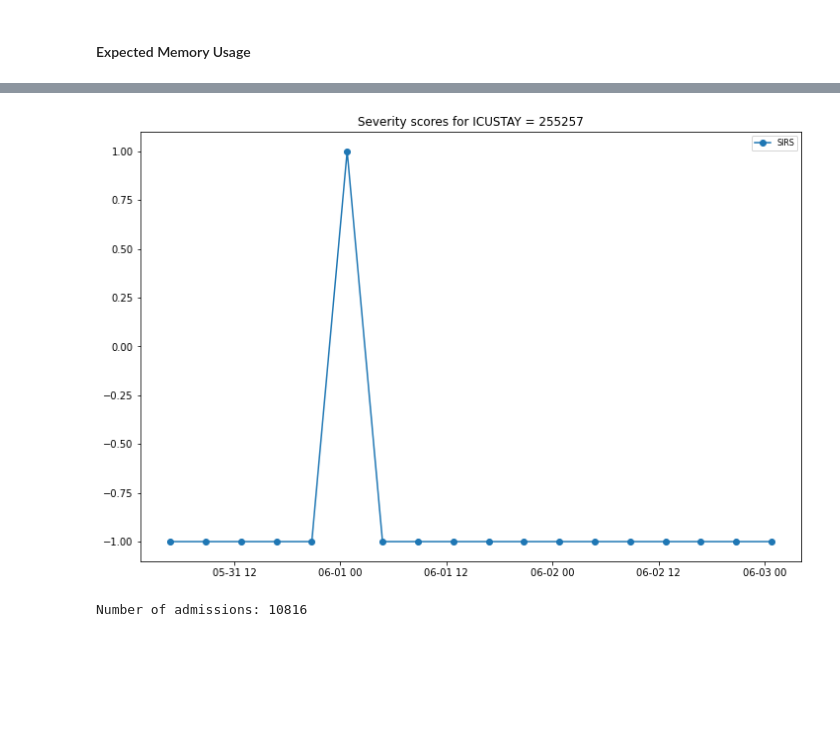
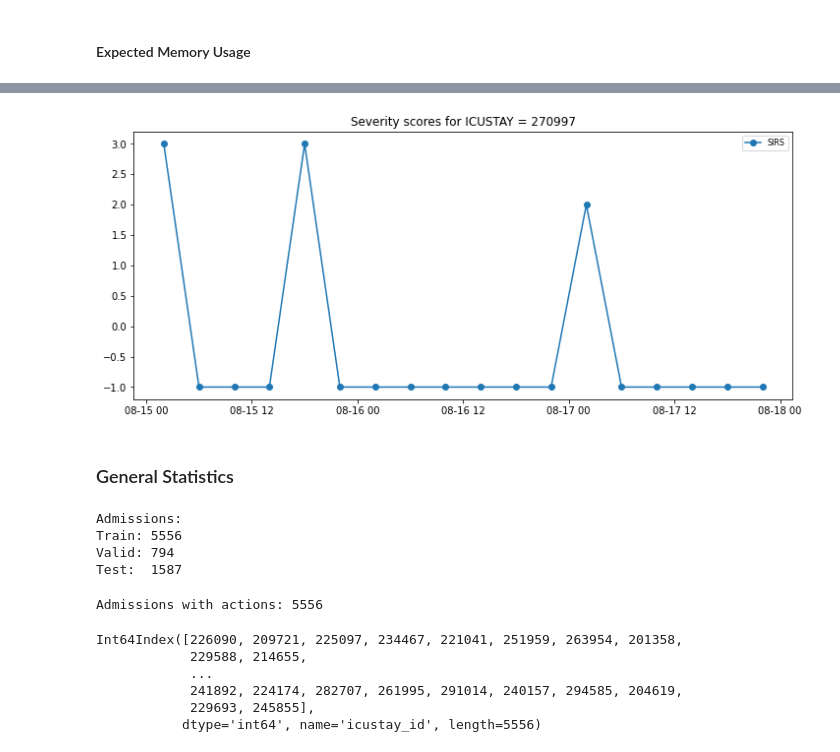
Before and after one commit to thomas097/Haemodynamic-Optimization-Reinforcement-Learning, a Jupyter notebook: preprocessing/MIMIC-III_preprocessing_roggeveen_v5.ipynb, the cells around one changed output, grey strips where cells are left out. Cells and saved outputs as stored; diff of their text form; code cells hidden in the pictures; blank space fills up the shorter version.

Commit message:
Added no-treatment filtering

```diff
--- a/preprocessing/MIMIC-III_preprocessing_roggeveen_v5.ipynb
+++ b/preprocessing/MIMIC-III_preprocessing_roggeveen_v5.ipynb
@@ -731,16 +772,16 @@ data_final_df['total_iv_fluid_shifted'] = data_final_df['total_iv_fluid_shifted'
 
 # Use pd.cut to discretize actions
 max_vp_discrete = pd.cut(data_final_df['max_vaso_shifted'],
+                         right=True,
                          bins=max_vp_bins,
-                         labels=[0, 1, 2, 3, 4],
-                         include_lowest=True).astype(float)
+                         labels=[0, 1, 2, 3, 4]).astype(float)
 
 total_iv_discrete = pd.cut(data_final_df['total_iv_fluid_shifted'],
+                           right=True,
                            bins=tot_iv_bins,
-                           labels=[0, 1, 2, 3, 4],
-                           include_lowest=True).astype(float)
+                           labels=[0, 1, 2, 3, 4]).astype(float)
 
 # Compute action as 5 * total_iv_fluid + max_vaso
 data_final_df['action'] = 5 * total_iv_discrete + max_vp_discrete
-data_final_df.head()
+data_final_df['action'].hist()
 # %% [output]
@@ -826,7 +862,10 @@ for feature, rng in min_max_values.items():
 
     # Count non-NaN measurements capped
     num_capped = ((capped_values != data_final_df[feature]) * capped_values.notna()).sum()
-    print(feature, num_capped)
+
+    # Print features for which a lot of values were capped
+    if num_capped > 100:
+        print(feature, num_capped)
 
     data_final_df[feature] = capped_values
 # %% [output]
@@ -849,0 +890,7 @@ weight 1710
+# %%
+# Identify admissions where treatments were registered (at least one action > 0)
+admission_has_treatment = data_final_df.groupby('icustay_id', sort=False)['action'].max() > 0
+icustay_ids = admission_has_treatment.index[admission_has_treatment.values]
+
+# Drop all non-treatment admissions
+data_final_df = data_final_df[data_final_df['icustay_id'].isin(icustay_ids)]
@@ -1017,18 +1069,19 @@ Often patients have missing values, however in some cases patients may not have
 # %%
-def exclude_no_data(df, missing_threshold=.6):
+def exclude_no_data(df, missing_threshold=.5):
     # Compute for all admissions the percentage of columns without values (i.e. zero deviation)
+    # Note: demographics remain constant, therefore also have a MAD of zero;
+    # we choose a reasonably high threshold to account for this.
     perc_columns_no_data = (df.groupby('icustay_id').mad() == 0).mean(axis=1)
 
-    # Drop admissions with more than 60% of features not recorded
+    # Drop admissions with more than 70% of features not recorded
     discard_ids = perc_columns_no_data.index[perc_columns_no_data > missing_threshold]
+    print('Dropping:', len(discard_ids))
 
     return df[~df['icustay_id'].isin(discard_ids.values)]
 
 
 data_train_df = exclude_no_data(data_train_df)
-print('Done!')
 data_valid_df = exclude_no_data(data_valid_df)
-print('Done!')
 data_test_df = exclude_no_data(data_test_df)
 print('Done!')
 # %% [output]
@@ -1083,17 +1137,42 @@ plt.show()
 # %%
 # Limit plot to one ICU stay
 icustay_id = random.choice(list(set(data_train_df['icustay_id'])))
 icustay_df = data_train_df[data_train_df['icustay_id'] == icustay_id]
 
-plt.figure(figsize=(12, 8))
+plt.figure(figsize=(12, 5))
 plt.plot(icustay_df['timestep'], icustay_df['state_sirs'], label='SIRS', marker='o')
 
 plt.title('Severity scores for ICUSTAY = %s' % icustay_id)
 plt.legend(ncol=3, prop={'size': 8})
 plt.show()
 # %% [output]
-[figure, old version]
+[figure, new version]
+# %% [markdown]
+### General Statistics
 # %%
-print('Number of admissions:', len(set(data_train_df['icustay_id'])))
+train_df = pd.read_csv(OUTPUT_DIR + '/mimic-iii_train.csv')
+print('Admissions:')
+print('Train:', len(data_train_df['icustay_id'].unique()))
+print('Valid:', len(data_valid_df['icustay_id'].unique()))
+print('Test: ', len(data_test_df['icustay_id'].unique()))
 # %% [output]
-Number of admissions: 10816
+Admissions:
+Train: 5556
+Valid: 794
+Test:  1587
+# %%
+actionable_episodes = (train_df.groupby('icustay_id')['action'].max() > 0).sum()
+print('Admissions with actions:', actionable_episodes)
+# %% [output]
+Admissions with actions: 5556
+# %%
+groups = train_df.groupby('icustay_id', sort=False)['action'].max() > 0
+icustay_ids = groups.index[groups.values]
+icustay_ids
+# %% [output]
+Int64Index([226090, 209721, 225097, 234467, 221041, 251959, 263954, 201358,
+            229588, 214655,
+            ...
+            241892, 224174, 282707, 261995, 291014, 240157, 294585, 204619,
+            229693, 245855],
+           dtype='int64', name='icustay_id', length=5556)
```
Also changed, not shown: parts of 64 cells of this notebook.
